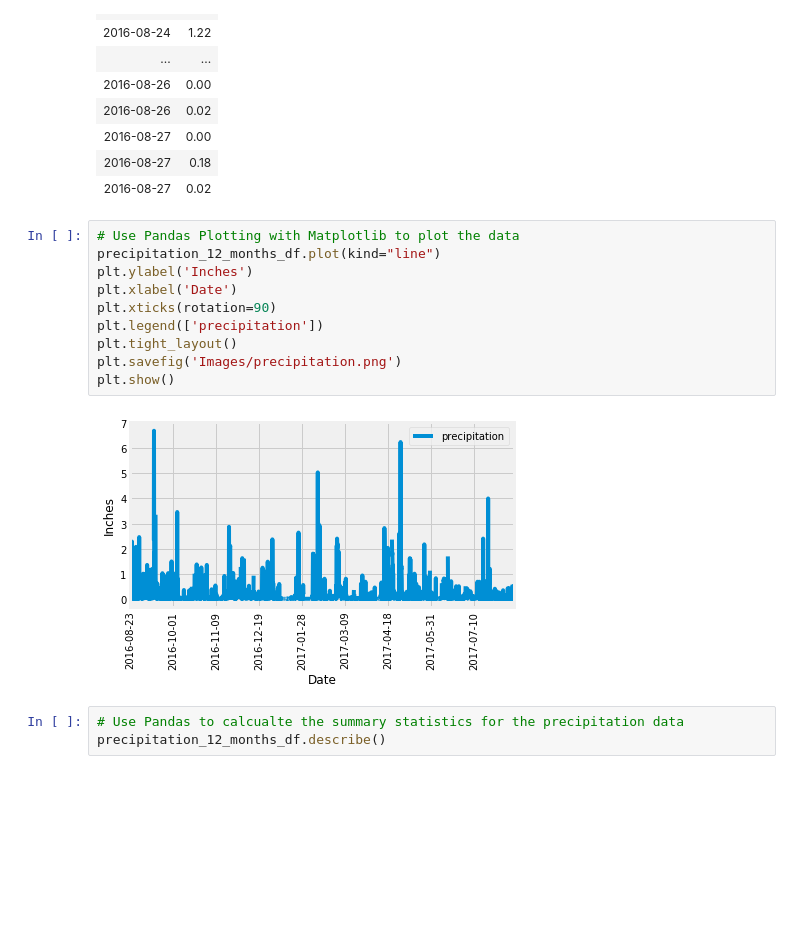
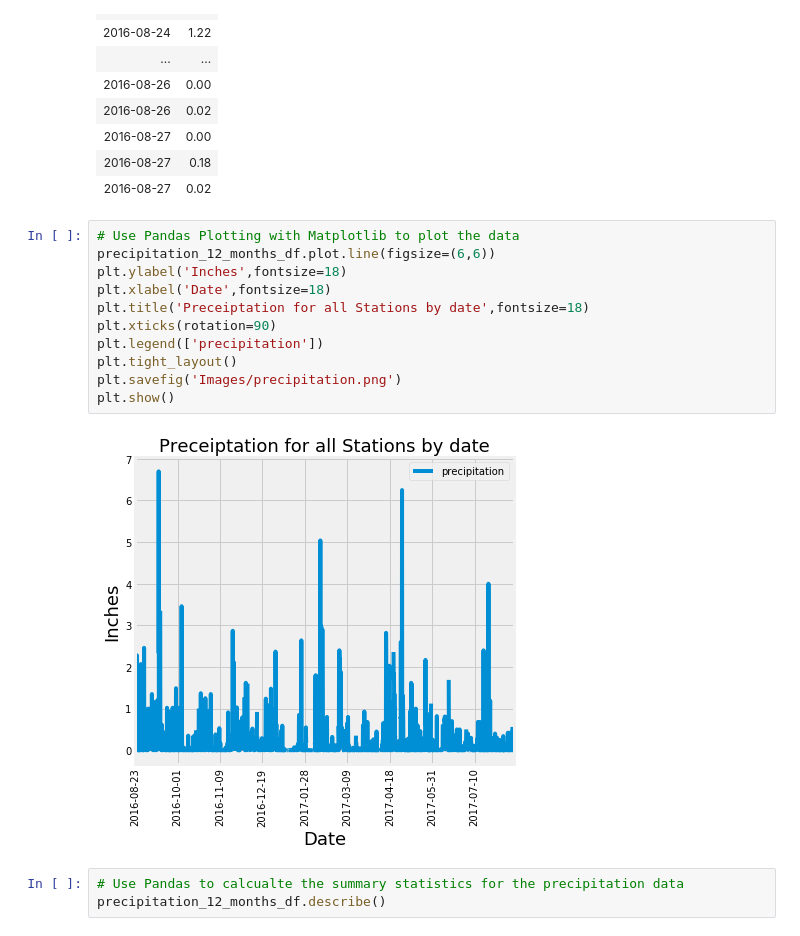
Before and after one commit to blt1339/sqlalchemy-challenge, a Jupyter notebook: climate.ipynb, the cells around one changed output. Drawn from its saved outputs; the diff is of its cells as text; blank space fills up the shorter version.

Commit message:
Add most active station histogram and tweak the all stations chart.

```diff
--- a/climate.ipynb
+++ b/climate.ipynb
@@ -125,16 +125,17 @@ precipitation_12_months_df.head(30)
 | 2016-08-27 | 0.02 |
 # %%
 # Use Pandas Plotting with Matplotlib to plot the data
-precipitation_12_months_df.plot(kind="line")
-plt.ylabel('Inches')
-plt.xlabel('Date')
+precipitation_12_months_df.plot.line(figsize=(6,6))
+plt.ylabel('Inches',fontsize=18)
+plt.xlabel('Date',fontsize=18)
+plt.title('Preceiptation for all Stations by date',fontsize=18)
 plt.xticks(rotation=90)
 plt.legend(['precipitation'])
 plt.tight_layout()
 plt.savefig('Images/precipitation.png')
 plt.show()
 # %% [output]
-[figure, old version]
+[figure, new version]
 # %%
 # Use Pandas to calcualte the summary statistics for the precipitation data
 precipitation_12_months_df.describe()
```
Also changed, not shown: parts of 7 cells of this notebook, 2 other files.
